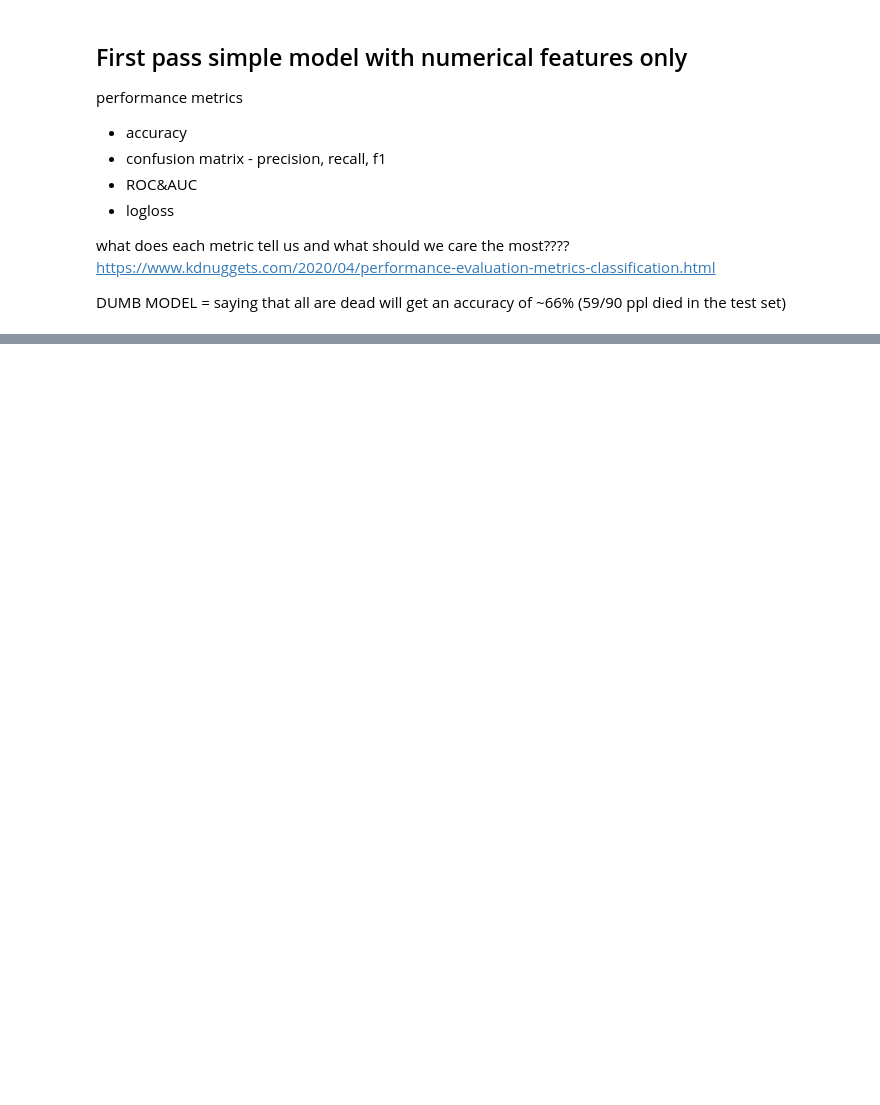
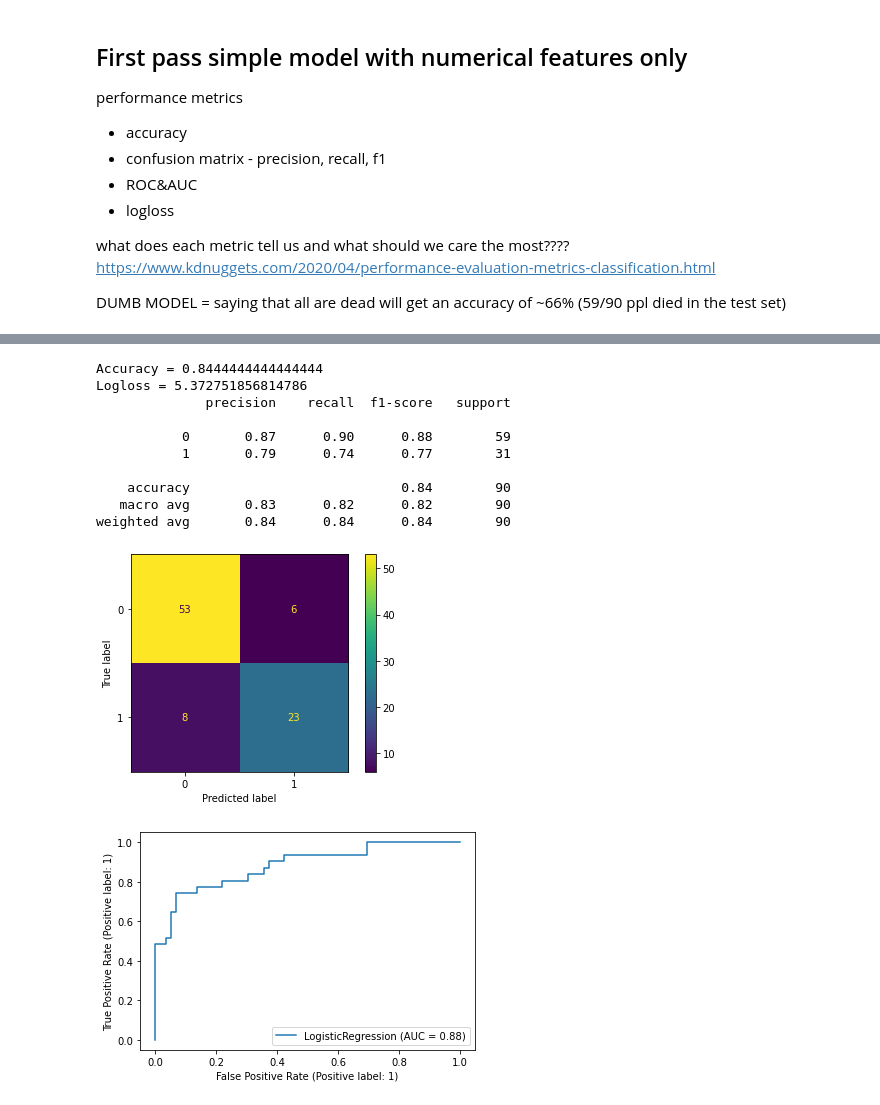
Before and after one commit to tawiwut-cha/datacamp_projects, a Jupyter notebook: titanic/notebook.ipynb, the cells around one changed output, grey strips where cells are left out. Saved outputs shown, nothing was run; the diff lists cells and outputs as text; code cells hidden in the pictures; blank space fills up the shorter version.

```diff
--- a/titanic/notebook.ipynb
+++ b/titanic/notebook.ipynb
@@ -224,0 +300,13 @@ weighted avg       0.68      0.70      0.67        90
+# %%
+# One hot encoding for all three cat features
+# and combined with the scaled num features
+X_train_cat_enc = pd.get_dummies(X_train_cat, drop_first=True).reset_index(drop=True)
+X_train_num_scld = pd.DataFrame(StandardScaler().fit_transform(X_train_num), columns=NUM_FEAT)
+X_train = pd.concat([X_train_num_scld, X_train_cat_enc], axis=1)
+display(X_train.head(2))
+
+# do the same for X_test
+X_test_cat_enc = pd.get_dummies(X_test_cat, drop_first=True).reset_index(drop=True)
+X_test_num_scld = pd.DataFrame(StandardScaler().fit_transform(X_test_num), columns=NUM_FEAT)
+X_test = pd.concat([ X_test_num_scld, X_test_cat_enc], axis=1)
+display(X_test.head(2))
@@ -224,0 +320,15 @@ weighted avg       0.68      0.70      0.67        90
+# %%
+evaluate_cf(LogisticRegression(), X_train, y_train, X_test, y_test)
+# %% [output]
+Accuracy = 0.8444444444444444
+Logloss = 5.372751856814786
+              precision    recall  f1-score   support
+
+           0       0.87      0.90      0.88        59
+           1       0.79      0.74      0.77        31
+
+    accuracy                           0.84        90
+   macro avg       0.83      0.82      0.82        90
+weighted avg       0.84      0.84      0.84        90
+[figure, added]
+[figure, added]
```
Also changed, not shown: parts of 16 cells of this notebook.
